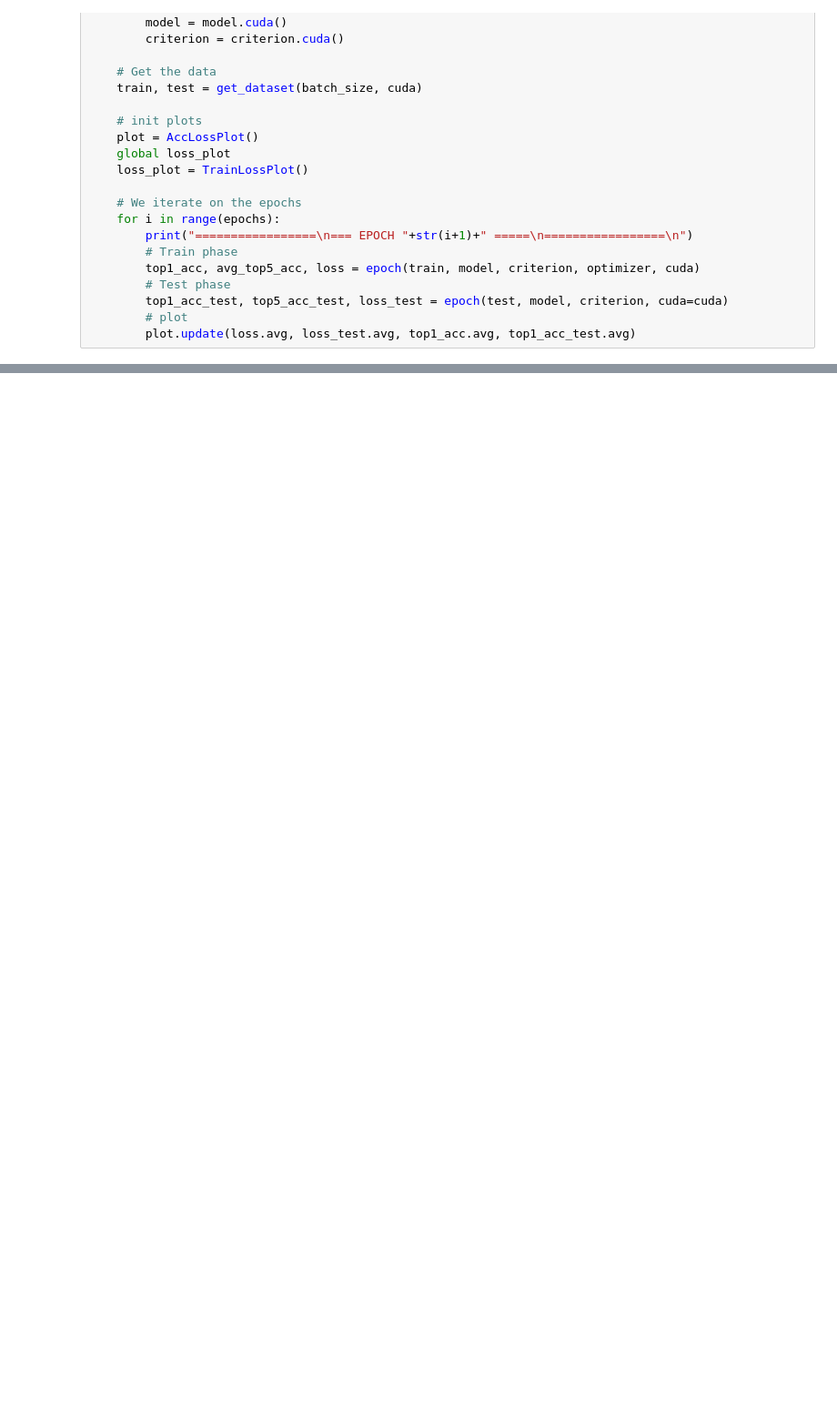
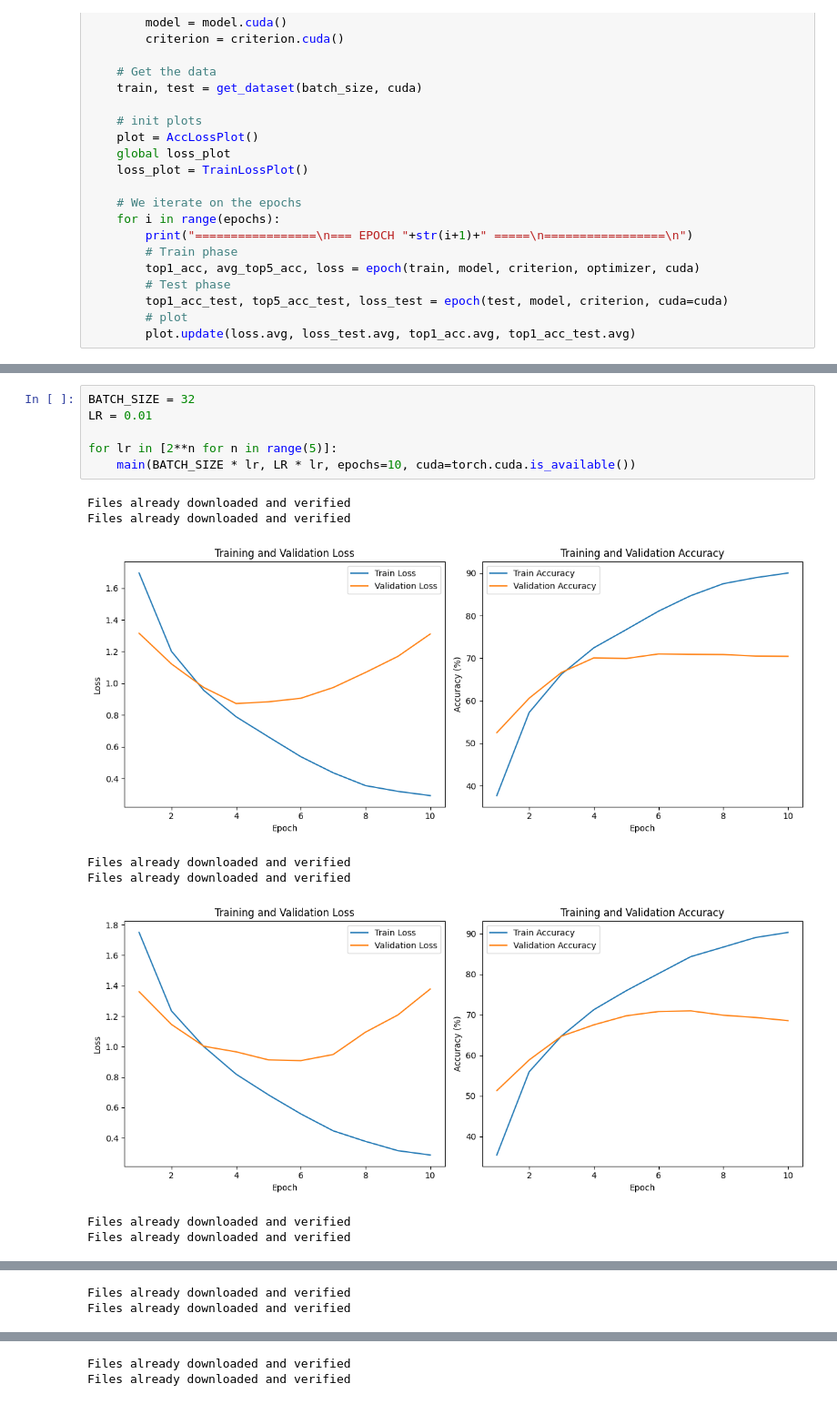
Before and after one commit to RayaneA7/Computer-Vision, a Jupyter notebook: AZIZI_Walid_KEBIR_Ahmed_Rayane_of_1_cd_CNNs.ipynb, the cells around one changed output, grey strips where cells are left out. Shown at 91% size. Saved outputs shown, nothing was run; the diff lists cells and outputs as text; blank space fills up the shorter version.

```diff
--- a/AZIZI_Walid_KEBIR_Ahmed_Rayane_of_1_cd_CNNs.ipynb
+++ b/AZIZI_Walid_KEBIR_Ahmed_Rayane_of_1_cd_CNNs.ipynb
@@ -256,0 +661,15 @@ Extracting datasets/MNIST/raw/t10k-labels-idx1-ubyte.gz to datasets/MNIST/raw
+# %%
+BATCH_SIZE = 32
+LR = 0.01
+
+for lr in [2**n for n in range(5)]:
+    main(BATCH_SIZE * lr, LR * lr, epochs=10, cuda=torch.cuda.is_available())
+# %% [output]
+Files already downloaded and verified
+Files already downloaded and verified
+[figure, added]
+Files already downloaded and verified
+Files already downloaded and verified
+[figure, added]
+Files already downloaded and verified
+Files already downloaded and verified
@@ -256,0 +677,2 @@ Extracting datasets/MNIST/raw/t10k-labels-idx1-ubyte.gz to datasets/MNIST/raw
+Files already downloaded and verified
+Files already downloaded and verified
@@ -256,0 +680,2 @@ Extracting datasets/MNIST/raw/t10k-labels-idx1-ubyte.gz to datasets/MNIST/raw
+Files already downloaded and verified
+Files already downloaded and verified
```
Also changed, not shown: parts of 50 cells of this notebook, 2 other files.
